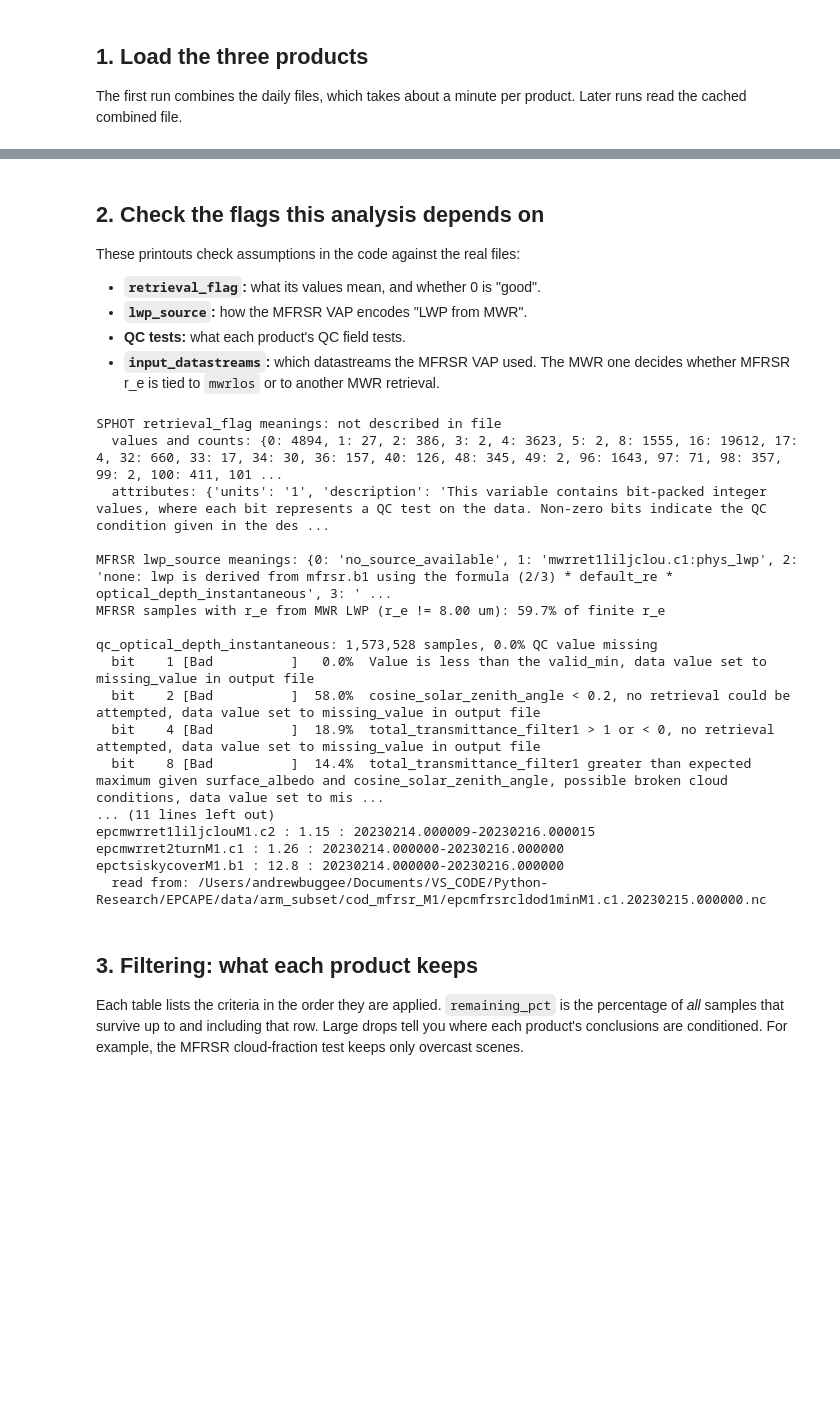
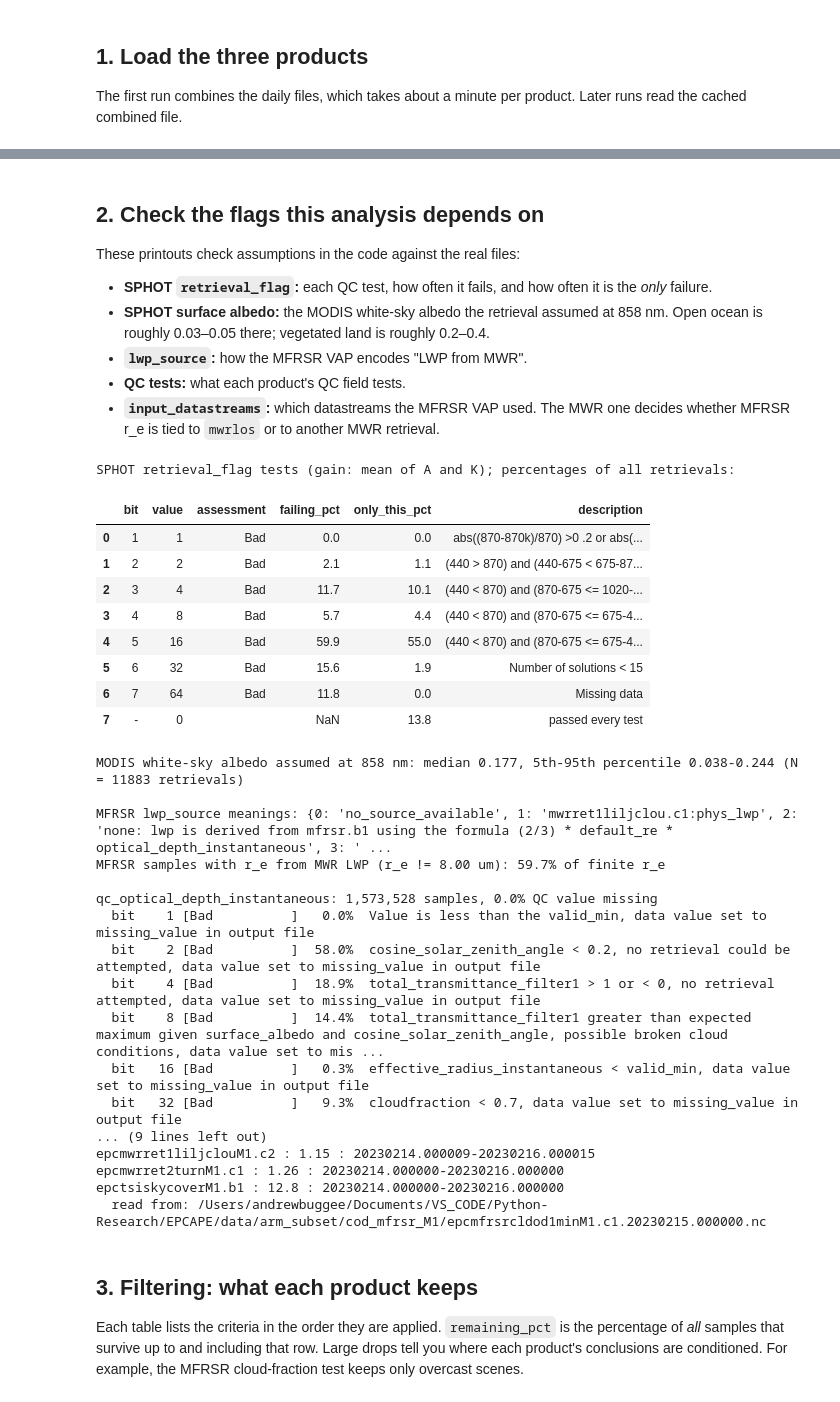
Before and after one commit to andrewjbuggee/Python-Research, a Jupyter notebook: EPCAPE/comparisons/cloud_optical_properties/compare_cloud_optical_properties.ipynb, the cells around one changed output, grey strips where cells are left out. Drawn from its saved outputs; the diff is of its cells as text; code cells hidden in the pictures; blank space fills up the shorter version.

```diff
--- a/EPCAPE/comparisons/cloud_optical_properties/compare_cloud_optical_properties.ipynb
+++ b/EPCAPE/comparisons/cloud_optical_properties/compare_cloud_optical_properties.ipynb
@@ -167,50 +156,64 @@ Wrote /Users/andrewbuggee/Documents/VS_CODE/Python-Research/EPCAPE/data/processe
 ## 2. Check the flags this analysis depends on
 
 These printouts check assumptions in the code against the real files:
-- **`retrieval_flag`:** what its values mean, and whether 0 is "good".
+- **SPHOT `retrieval_flag`:** each QC test, how often it fails, and how often it is the *only* failure.
+- **SPHOT surface albedo:** the MODIS white-sky albedo the retrieval assumed at 858 nm. Open ocean is roughly 0.03–0.05 there; vegetated land is roughly 0.2–0.4.
 - **`lwp_source`:** how the MFRSR VAP encodes "LWP from MWR".
 - **QC tests:** what each product's QC field tests.
 - **`input_datastreams`:** which datastreams the MFRSR VAP used. The MWR one decides whether MFRSR r_e is tied to `mwrlos` or to another MWR retrieval.
 # %%
 if "retrieval_flag" in sphot:
-    vals, counts = np.unique(sphot["retrieval_flag"].values[np.isfinite(sphot["retrieval_flag"].values)],
-                             return_counts=True)
-    print("SPHOT retrieval_flag meanings:", qc.flag_meanings(sphot["retrieval_flag"]) or "not described in file")
-    print("  values and counts:", dict(zip(vals.astype(int).tolist(), counts.tolist())))
-    print("  attributes:", {k: v for k, v in sphot["retrieval_flag"].attrs.items() if k != "long_name"})
+    print(f"SPHOT retrieval_flag tests (gain: {sphot.attrs['gain']}); percentages of all retrievals:")
+    display(qc.bit_breakdown(sphot["retrieval_flag"]).round(1))
+alb858 = sphotcod.albedo_at(sphot, 858.0)
+if alb858 is not None:
+    a = alb858.values[np.isfinite(alb858.values)]
+    print(f"MODIS white-sky albedo assumed at 858 nm: median {np.median(a):.3f}, "
+          f"5th-95th percentile {np.percentile(a, 5):.3f}-{np.percentile(a, 95):.3f} (N = {a.size} retrievals)")
+
 if "lwp_source" in mfrsr:
     print("\nMFRSR lwp_source meanings:", qc.flag_meanings(mfrsr["lwp_source"]) or "not described in file")
 print(f"MFRSR samples with r_e from MWR LWP (r_e != 8.00 um): "
       f"{100 * float(mfrsr['r_e_from_mwr'].sum()) / max(int(np.isfinite(mfrsr['r_e_um']).sum()), 1):.1f}% "
       "of finite r_e")
 
 print()
 for name, var in [("cod_mfrsr_M1", "optical_depth_instantaneous"), ("lwp_mwr_M1", "liq"),
                   ("cod_sphot_M1", "cloud_optical_depth")]:
     with xr.open_dataset(processed_path(name)) as raw:
         print(qc.describe_qc(raw, var))
 
 attrs = source_file_attrs("cod_mfrsr_M1")
 print("\nMFRSRCLDOD input_datastreams:", attrs.get("input_datastreams", "(attribute not present)"))
 print("  read from:", attrs.get("_read_from", "(no daily file on this machine)"))
 # %% [output]
-SPHOT retrieval_flag meanings: not described in file
-  values and counts: {0: 4894, 1: 27, 2: 386, 3: 2, 4: 3623, 5: 2, 8: 1555, 16: 19612, 17: 4, 32: 660, 33: 17, 34: 30, 36: 157, 40: 126, 48: 345, 49: 2, 96: 1643, 97: 71, 98: 357, 99: 2, 100: 411, 101 ...
-  attributes: {'units': '1', 'description': 'This variable contains bit-packed integer values, where each bit represents a QC test on the data. Non-zero bits indicate the QC condition given in the des ...
-
-MFRSR lwp_source meanings: {0: 'no_source_available', 1: 'mwrret1liljclou.c1:phys_lwp', 2: 'none: lwp is derived from mfrsr.b1 using the formula (2/3) * default_re * optical_depth_instantaneous', 3: ' ...
-MFRSR samples with r_e from MWR LWP (r_e != 8.00 um): 59.7% of finite r_e
-
-qc_optical_depth_instantaneous: 1,573,528 samples, 0.0% QC value missing
-  bit    1 [Bad          ]   0.0%  Value is less than the valid_min, data value set to missing_value in output file
-  bit    2 [Bad          ]  58.0%  cosine_solar_zenith_angle < 0.2, no retrieval could be attempted, data value set to missing_value in output file
-  bit    4 [Bad          ]  18.9%  total_transmittance_filter1 > 1 or < 0, no retrieval attempted, data value set to missing_value in output file
-  bit    8 [Bad          ]  14.4%  total_transmittance_filter1 greater than expected maximum given surface_albedo and cosine_solar_zenith_angle, possible broken cloud conditions, data value set to mis ...
-... (11 lines left out)
-epcmwrret1liljclouM1.c2 : 1.15 : 20230214.000009-20230216.000015
-epcmwrret2turnM1.c1 : 1.26 : 20230214.000000-20230216.000000
-epctsiskycoverM1.b1 : 12.8 : 20230214.000000-20230216.000000
-  read from: /Users/andrewbuggee/Documents/VS_CODE/Python-Research/EPCAPE/data/arm_subset/cod_mfrsr_M1/epcmfrsrcldod1minM1.c1.20230215.000000.nc
+SPHOT retrieval_flag tests (gain: mean of A and K); percentages of all retrievals:
+|  | bit | value | assessment | failing_pct | only_this_pct | description |
+| 0 | 1 | 1 | Bad | 0.0 | 0.0 | abs((870-870k)/870) >0 .2 or abs(... |
+| 1 | 2 | 2 | Bad | 2.1 | 1.1 | (440 > 870) and (440-675 < 675-87... |
+| 2 | 3 | 4 | Bad | 11.7 | 10.1 | (440 < 870) and (870-675 <= 1020-... |
+| 3 | 4 | 8 | Bad | 5.7 | 4.4 | (440 < 870) and (870-675 <= 675-4... |
+| 4 | 5 | 16 | Bad | 59.9 | 55.0 | (440 < 870) and (870-675 <= 675-4... |
+| 5 | 6 | 32 | Bad | 15.6 | 1.9 | Number of solutions < 15 |
+| 6 | 7 | 64 | Bad | 11.8 | 0.0 | Missing data |
+| 7 | - | 0 |  | NaN | 13.8 | passed every test |
+MODIS white-sky albedo assumed at 858 nm: median 0.177, 5th-95th percentile 0.038-0.244 (N = 11883 retrievals)
+
+MFRSR lwp_source meanings: {0: 'no_source_available', 1: 'mwrret1liljclou.c1:phys_lwp', 2: 'none: lwp is derived from mfrsr.b1 using the formula (2/3) * default_re * optical_depth_instantaneous', 3: ' ...
+MFRSR samples with r_e from MWR LWP (r_e != 8.00 um): 59.7% of finite r_e
+
+qc_optical_depth_instantaneous: 1,573,528 samples, 0.0% QC value missing
+  bit    1 [Bad          ]   0.0%  Value is less than the valid_min, data value set to missing_value in output file
+  bit    2 [Bad          ]  58.0%  cosine_solar_zenith_angle < 0.2, no retrieval could be attempted, data value set to missing_value in output file
+  bit    4 [Bad          ]  18.9%  total_transmittance_filter1 > 1 or < 0, no retrieval attempted, data value set to missing_value in output file
+  bit    8 [Bad          ]  14.4%  total_transmittance_filter1 greater than expected maximum given surface_albedo and cosine_solar_zenith_angle, possible broken cloud conditions, data value set to mis ...
+  bit   16 [Bad          ]   0.3%  effective_radius_instantaneous < valid_min, data value set to missing_value in output file
+  bit   32 [Bad          ]   9.3%  cloudfraction < 0.7, data value set to missing_value in output file
+... (9 lines left out)
+epcmwrret1liljclouM1.c2 : 1.15 : 20230214.000009-20230216.000015
+epcmwrret2turnM1.c1 : 1.26 : 20230214.000000-20230216.000000
+epctsiskycoverM1.b1 : 12.8 : 20230214.000000-20230216.000000
+  read from: /Users/andrewbuggee/Documents/VS_CODE/Python-Research/EPCAPE/data/arm_subset/cod_mfrsr_M1/epcmfrsrcldod1minM1.c1.20230215.000000.nc
 # %% [markdown]
 ## 3. Filtering: what each product keeps
 
```
Also changed, not shown: parts of 23 cells of this notebook, 39 other files.
